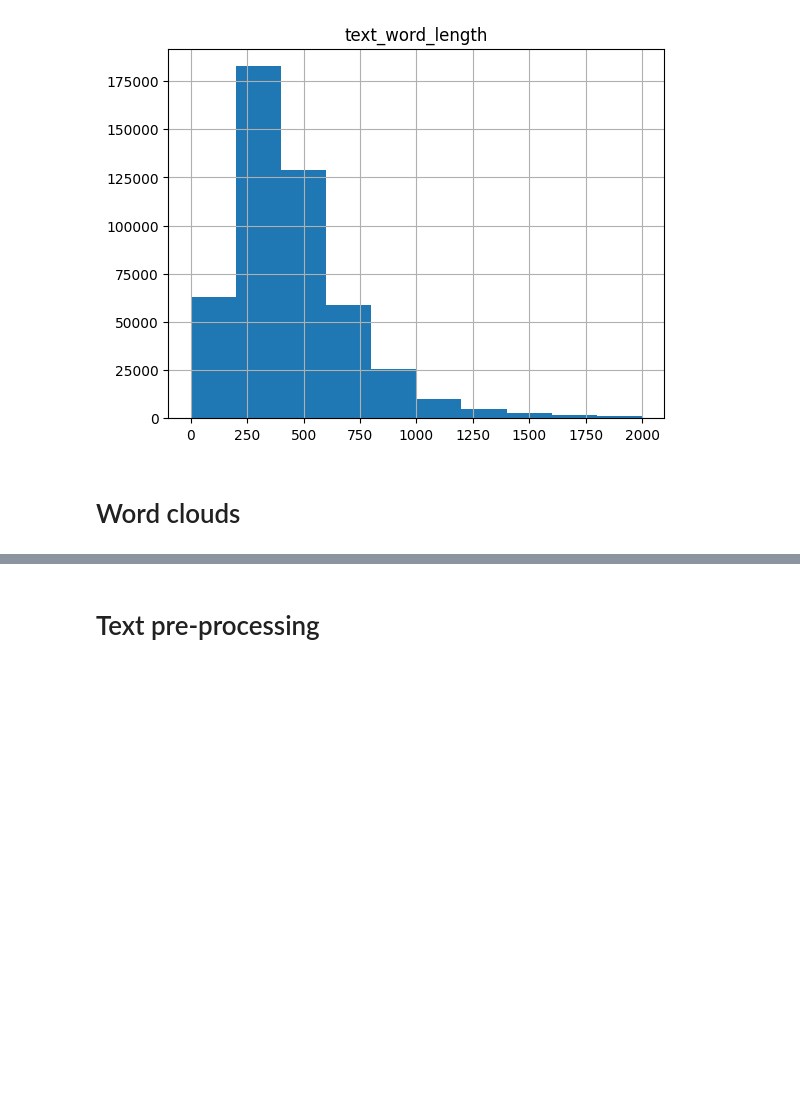
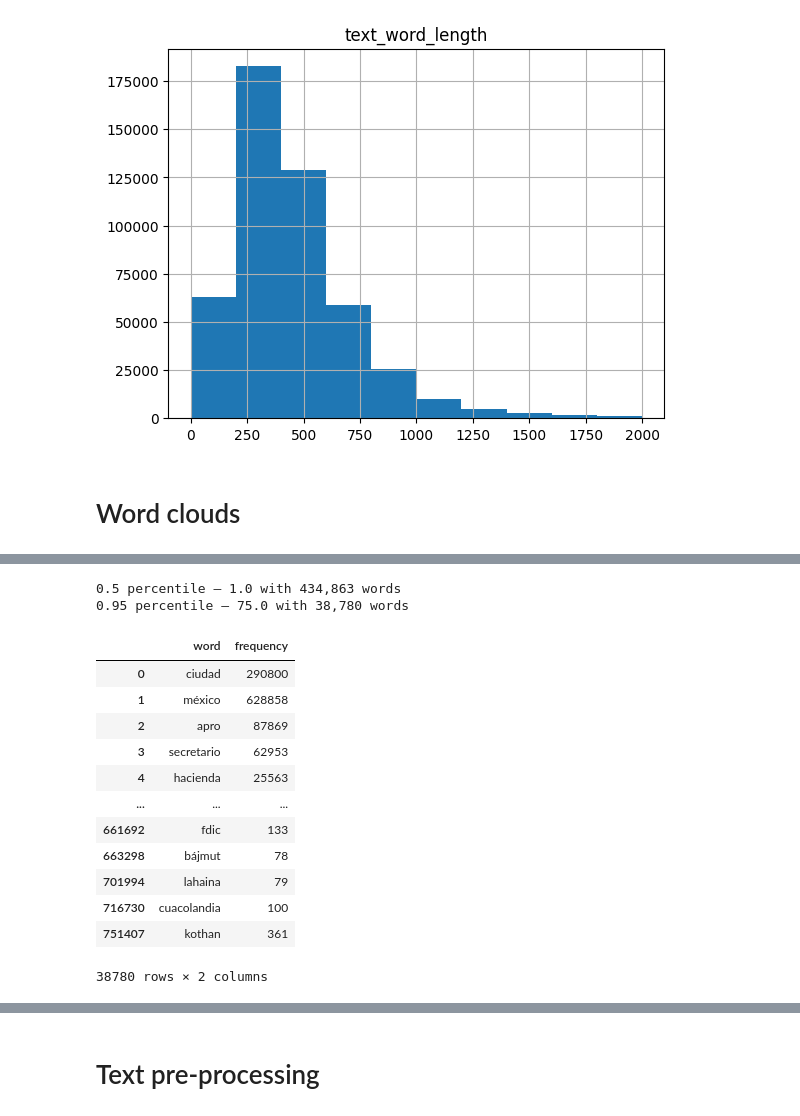
Before and after one commit to andreamarin/senate-publications-analysis, a Jupyter notebook: news_topic_classification.ipynb, the cells around one changed output, grey strips where cells are left out. Drawn from its saved outputs; the diff is of its cells as text; code cells hidden in the pictures; blank space fills up the shorter version.

Commit message:
add frequency analysis

```diff
--- a/news_topic_classification.ipynb
+++ b/news_topic_classification.ipynb
@@ -457,0 +483,10 @@ wordcloud.to_image()
+# %%
+long_string = " ".join(list(articles_df.normalized))
+# %%
+#tokenize text by words
+words = word_tokenize(long_string)
+
+#check the number of words 117 237 140
+print(f"The total number of words in the text is {len(words)}")
+# %%
+fdist = FreqDist(words)
@@ -457,0 +498,38 @@ wordcloud.to_image()
+# %%
+word_distribution = pd.DataFrame(fdist.items(), columns=["word", "frequency"])
+word_distribution.head(2)
+# %%
+quantiles = {
+    0.5: "lte",
+    0.95: "gte"
+}
+for quantile, comparison in quantiles.items():
+  percentile_value = word_distribution['frequency'].quantile(quantile)
+
+  if comparison == "lte":
+    num_words = word_distribution.loc[word_distribution.frequency <= percentile_value].shape[0]
+  elif comparison == "gte":
+    num_words = word_distribution.loc[word_distribution.frequency >= percentile_value].shape[0]
+  else:
+    num_words = None
+
+  print(f"{quantile} percentile – {percentile_value} with {num_words:,} words")
+# %% [output]
+0.5 percentile – 1.0 with 434,863 words
+0.95 percentile – 75.0 with 38,780 words
+# %%
+word_distribution.loc[word_distribution.frequency >= 75]
+# %% [output]
+|  | word | frequency |
+| 0 | ciudad | 290800 |
+| 1 | méxico | 628858 |
+| 2 | apro | 87869 |
+| 3 | secretario | 62953 |
+| 4 | hacienda | 25563 |
+| ... | ... | ... |
+| 661692 | fdic | 133 |
+| 663298 | bájmut | 78 |
+| 701994 | lahaina | 79 |
+| 716730 | cuacolandia | 100 |
+| 751407 | kothan | 361 |
+38780 rows × 2 columns
```
Also changed, not shown: parts of 23 cells of this notebook.
